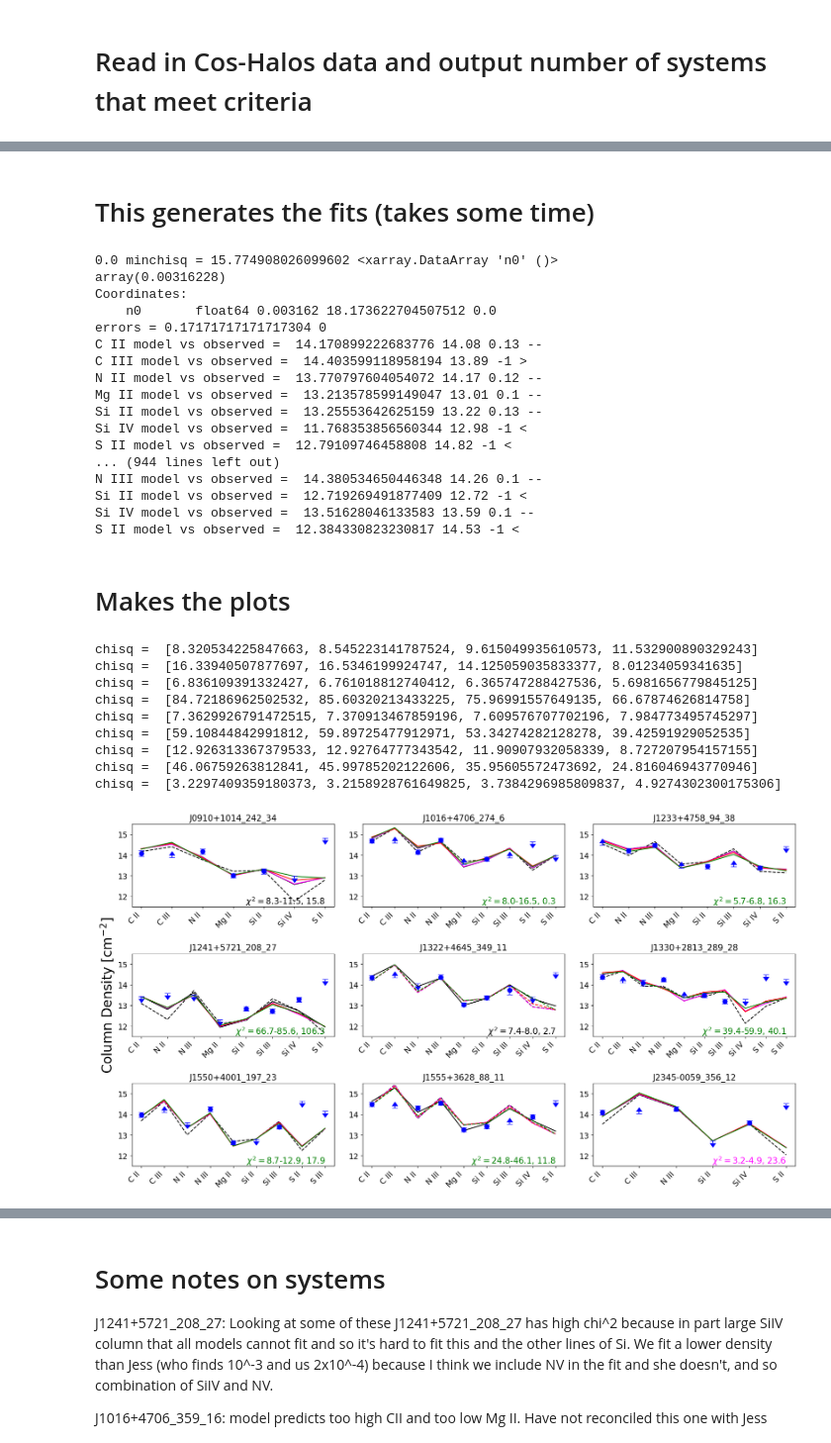
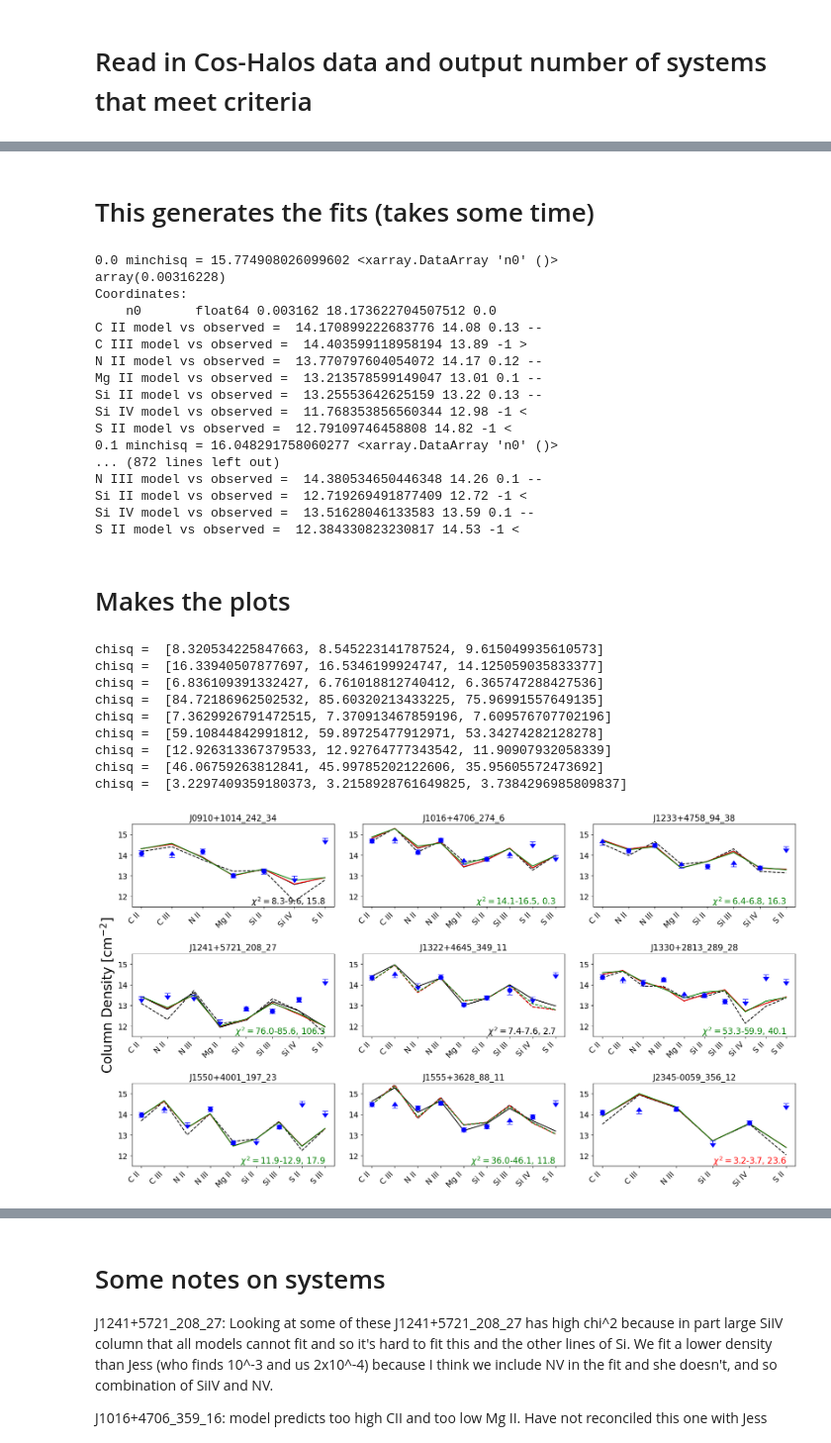
Before and after one commit to astromcquinn/Photoionization_modeling, a Jupyter notebook: fitPhotoionModels.ipynb, the cells around one changed output, grey strips where cells are left out. Shown at 99% size. Cells and saved outputs as stored; diff of their text form; code cells hidden in the pictures.

```diff
--- a/fitPhotoionModels.ipynb
+++ b/fitPhotoionModels.ipynb
@@ -150,6 +149,7 @@ metalprof=ascii.read('./Werk_metal_line_profile_fits.dat')
 otherabs=ascii.read('./Werk_other_absorber_specs_YakovBlendIdenfication.dat')
 HItablelarge = ascii.read('2017-Prochaska-apjaa6007t3_ascii.txt')
 divions={}
+print(HItablelarge)
 
 #file to restructure the input files for our purposes
 def systemdict(ID,table):
@@ -182,9 +182,11 @@ def systemdict(ID,table):
 
     return [housing, constraint_count, limit_count]
 
-
-HItable = [[HItablelarge[:][i][0].split()[0], HItablelarge[:][i][0].split()[4]] for i in range(30)]
-HItable  = (np.array(HItable)).reshape((30,2))
+HItable = [[HItablelarge[:][i][0].split()[0],  float(HItablelarge[:][i][2].split()[0]), HItablelarge[:][i][1], float(HItablelarge[:][i][2].split()[0])-HItablelarge[:][i][1]] for i in range(30)]
+#HItable = [[HItablelarge[:][i][0].split()[0], HItablelarge[:][i][0].split()[5], HItablelarge[:][i][0].split()[4], HItablelarge[:][i][1], float(HItablelarge[:][i][2].split()[0])] for i in range(30)]
+#print(HItable)
+HItable  = (np.array(HItable)).reshape((30,4))
+print(HItable)
 
 numberofsystems = 0 #counter
 allwerksystems = []
@@ -198,8 +200,9 @@ for i in range(len(ids_noduplicates)):
     housing, constraint_count, limit_count = systemdict(ids_noduplicates[i],otherabs)
     #print(ids_noduplicates[i], " # constraints = ", constraint_count)
     #galstring == HItable[:][jj][0].split()[0]
-
+    logHI_column = 0
     # only if in prochaska do we use
+    print(ids_noduplicates[i])
     if ids_noduplicates[i] in HItable[:, 0]:
         index = np.where(ids_noduplicates[i] == HItable[:, 0])[0]
         logHI_column = float(HItable[index, 1][0])
@@ -511,22 +553,21 @@ def fitSystems(nrange, allwerksystems, model,  modeldata):
         all_systems.append([bestfitvalues, systemvaluesparameters])
 
     return all_systems
-# %% [markdown]
-# This generates the fits (takes some time)
+# %% [markdown]
+# This generates the fits (takes some time)
 # %%
 nrange = np.logical_and(narray> 1e-5, narray< 1e-1)
 
 #self sheilding fits
-all_systems = fitSystems(nrange, allwerksystems, model, modeldata)
+all_systems = fitSystems(nrange, allwerksystems, model, modeldata, calc_errors=0)
 
 #fits that aren't self shielding
-all_systems_noss = fitSystems(nrange,  allwerksystems, model_noss, modeldata_noss)
+all_systems_noss = fitSystems(nrange,  allwerksystems, model_noss, modeldata_noss, calc_errors=0)
 # %% [output]
 0.0 minchisq = 15.774908026099602 <xarray.DataArray 'n0' ()>
 array(0.00316228)
 Coordinates:
     n0       float64 0.003162 18.173622704507512 0.0
-errors = 0.17171717171717304 0
 C II model vs observed =  14.170899222683776 14.08 0.13 --
 C III model vs observed =  14.403599118958194 13.89 -1 >
 N II model vs observed =  13.770797604054072 14.17 0.12 --
@@ -534,20 +575,21 @@ Mg II model vs observed =  13.213578599149047 13.01 0.1 --
 Si II model vs observed =  13.25553642625159 13.22 0.13 --
 Si IV model vs observed =  11.768353856560344 12.98 -1 <
 S II model vs observed =  12.79109746458808 14.82 -1 <
-... (944 lines left out)
+0.1 minchisq = 16.048291758060277 <xarray.DataArray 'n0' ()>
+... (872 lines left out)
 N III model vs observed =  14.380534650446348 14.26 0.1 --
 Si II model vs observed =  12.719269491877409 12.72 -1 <
 Si IV model vs observed =  13.51628046133583 13.59 0.1 --
 S II model vs observed =  12.384330823230817 14.53 -1 <
-# %% [markdown]
-# Makes the plots
+# %% [markdown]
+# Makes the plots
 # %%
 import matplotlib.pyplot as plt
 import numpy as np
 import re
 
 
-color_array = ['black', 'magenta', 'red',  'green', 'blue']
+color_array = ['black', 'red',  'green', 'blue']
 
 # Function to extract the Roman numeral from ion names
 def extract_roman_numeral(ion_name):
@@ -579,7 +621,7 @@ for isys in range(len(all_systems)):
     ip =0
     chisq_arr = []
 
-    for p in modeldata.param.values:
+    for p in modeldata.param.values[[0, -2, -1]]:
         if ip!=0:
             [ion_names, logNmodel_values, logNobs_values, sigma_values, limit_values] = all_systems_plot[isys][1][ip]
             #sorted_data = sorted(zip(ion_names, logNmodel_values, logNobs_values, sigma_values, limit_values), key=lambda x: extract_roman_numeral(x[0]))
@@ -617,40 +659,40 @@ for isys in range(len(all_systems)):
             ax[ix, iy].errorbar(x, y, yerr=sigma, marker='o', markersize=8, color='blue', capsize=5, label=f'{ion} Observed')
 
 
 
     print("chisq = ", chisq_arr)
 
     # Set x-axis labels and tick positions
     ax[ix, iy].set_ylim(11.5, 15.5)
     ax[ix, iy].set_xticks(np.arange(len(ion_names)))
     ax[ix, iy].set_xticklabels(ion_names, rotation=45, ha='right')
     ax[ix, iy].tick_params(axis='both', labelsize=14)
 
     system_name = allwerksystems[isys]['H I'][-1] #.replace('_', '\_')
     ax[ix,iy].set_title(system_name, fontsize=15)
 
     min_index = np.argmin(chisq_arr); max_index = np.argmax(chisq_arr)
 
 
     ax[ix, iy].text(len(ion_names)-1, 11.5, rf'$\chi^2= ${min(chisq_arr):.1f}-{max(chisq_arr):.1f}, {chisq_other:.1f}', \
                     ha='right', va='bottom', fontsize=15, color=color_array[min_index])
 
 
     #ax.legend()
 ax[1, 0].set_ylabel('Column Density [cm$^{-2}$]')
 # Show the plot
 plt.tight_layout()
 #plt.show()
 
 plt.savefig(f'systemfits_onlyobservedions_{modelstring}.pdf')
 # %% [output]
-chisq =  [8.320534225847663, 8.545223141787524, 9.615049935610573, 11.532900890329243]
-chisq =  [16.33940507877697, 16.5346199924747, 14.125059035833377, 8.01234059341635]
-chisq =  [6.836109391332427, 6.761018812740412, 6.365747288427536, 5.6981656779845125]
-chisq =  [84.72186962502532, 85.60320213433225, 75.96991557649135, 66.67874626814758]
-chisq =  [7.3629926791472515, 7.370913467859196, 7.609576707702196, 7.984773495745297]
-chisq =  [59.10844842991812, 59.89725477912971, 53.34274282128278, 39.42591929052535]
-chisq =  [12.926313367379533, 12.92764777343542, 11.90907932058339, 8.727207954157155]
-chisq =  [46.06759263812841, 45.99785202122606, 35.95605572473692, 24.816046943770946]
-chisq =  [3.2297409359180373, 3.2158928761649825, 3.7384296985809837, 4.9274302300175306]
+chisq =  [8.320534225847663, 8.545223141787524, 9.615049935610573]
+chisq =  [16.33940507877697, 16.5346199924747, 14.125059035833377]
+chisq =  [6.836109391332427, 6.761018812740412, 6.365747288427536]
+chisq =  [84.72186962502532, 85.60320213433225, 75.96991557649135]
+chisq =  [7.3629926791472515, 7.370913467859196, 7.609576707702196]
+chisq =  [59.10844842991812, 59.89725477912971, 53.34274282128278]
+chisq =  [12.926313367379533, 12.92764777343542, 11.90907932058339]
+chisq =  [46.06759263812841, 45.99785202122606, 35.95605572473692]
+chisq =  [3.2297409359180373, 3.2158928761649825, 3.7384296985809837]
-[figure, old version]
+[figure, new version]
```
Also changed, not shown: parts of 20 cells of this notebook.
